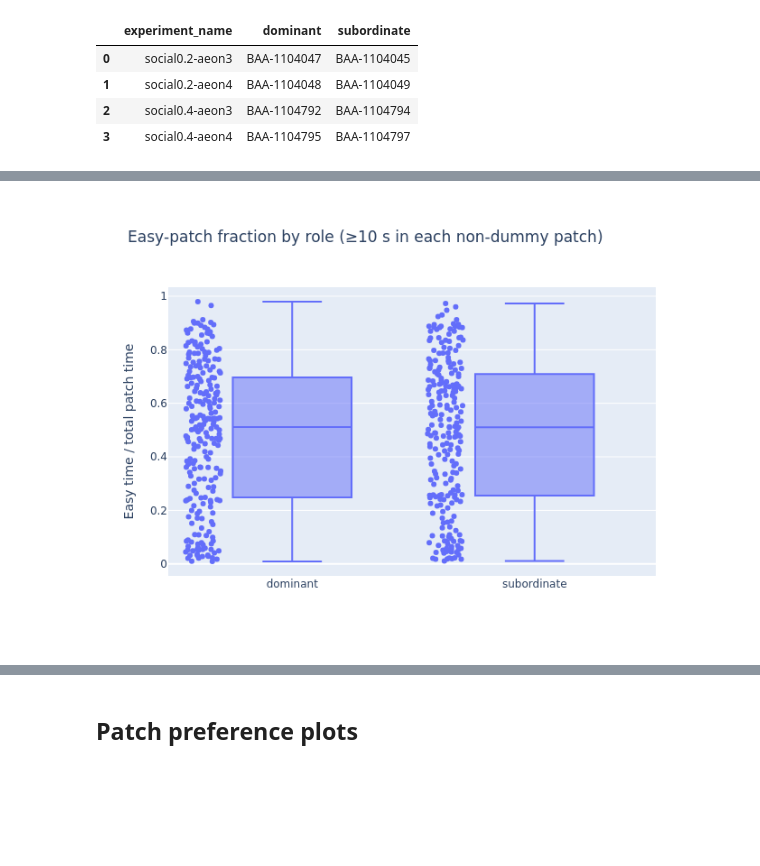
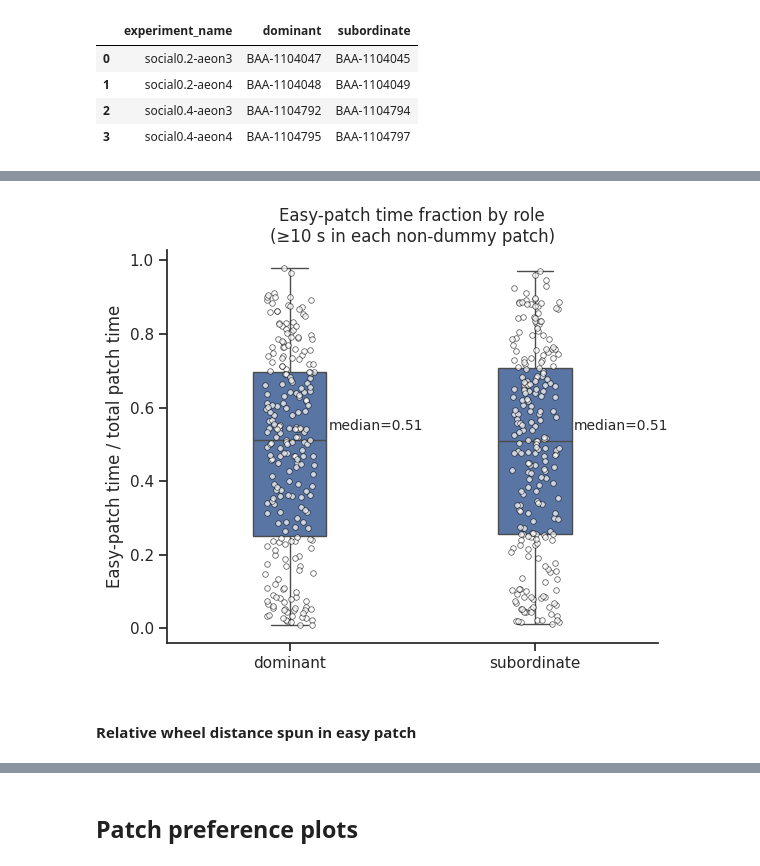
Before and after one commit to SainsburyWellcomeCentre/aeon_docs, a Jupyter notebook: src/user/how_to/social_analysis1_static.ipynb, the cells around one changed output, grey strips where cells are left out. Cells and saved outputs as stored; diff of their text form; code cells hidden in the pictures; blank space fills up the shorter version.

Commit message:
Dominance boxplots for easy-patch time and distance spun

```diff
--- a/src/user/how_to/social_analysis1_static.ipynb
+++ b/src/user/how_to/social_analysis1_static.ipynb
@@ -1444,41 +1462,73 @@ subordinate: 0.53
 # %%
 # Get per‐subject, per‐block time by difficulty
 time_df = (
     df.groupby(["experiment_name", "block_start", "subject_name", "patch_difficulty"])[
         "in_patch_time"
     ]
     .sum()
     .unstack("patch_difficulty", fill_value=0)
     # drop any block‐subject that didn’t spend ≥10 s in each of hard/medium/easy
     .loc[lambda d: (d[["hard", "medium", "easy"]] >= 10).all(axis=1)]
     .assign(
         total_time=lambda d: d.sum(axis=1),
         easy_ratio=lambda d: d["easy"] / d["total_time"],
     )
     .reset_index()
 )
-
 # Merge in dominant/subordinate and label role
 time_df = time_df.merge(dominance_df, on="experiment_name", how="left").assign(
     role=lambda d: np.where(
         d["subject_name"] == d["dominant"], "dominant", "subordinate"
     )
 )
-
 # Box‐plot of easy_ratio by role
-fig = px.box(
-    time_df,
+fig, ax = plt.subplots(figsize=(6, 5))
+# Draw boxplot with all points
+sns.boxplot(
+    data=time_df,
     x="role",
     y="easy_ratio",
-    points="all",
-    category_orders={"role": ["dominant", "subordinate"]},
-    title="Easy‐patch fraction by role (≥10 s in each non‐dummy patch)",
+    order=["dominant", "subordinate"],
+    ax=ax,
+    width=0.3,
 )
-fig.update_yaxes(title="Easy time / total patch time")
-fig.update_xaxes(title="")
-fig.show()
+sns.stripplot(
+    data=time_df,
+    x="role",
+    y="easy_ratio",
+    order=["dominant", "subordinate"],
+    size=4,
+    ax=ax,
+    marker="o",
+    edgecolor="black",
+    linewidth=0.5,
+    facecolor="white",
+    alpha=0.7,
+)
+sns.despine(ax=ax)
+# Axis labels and title
+ax.set_title("Easy-patch time fraction by role\n(≥10 s in each non-dummy patch)")
+ax.set_ylabel("Easy-patch time / total patch time")
+ax.set_xlabel("")
+# Calculate medians
+medians = time_df.groupby("role")["easy_ratio"].median()
+# Add annotations
+for i, role in enumerate(["dominant", "subordinate"]):
+    median_val = medians[role]
+    ax.text(
+        i + 0.35,
+        median_val + 0.02,
+        f"median={median_val:.2f}",
+        ha="center",
+        va="bottom",
+        fontsize=10,
+    )
+plt.tight_layout()
+plt.show()
 # %% [output]
-[figure, old version]
+[figure, new version]
+# %% [markdown]
+#### Relative wheel distance spun in easy patch
 # %%
 # Compute true traveled distance for each patch‐visit, thresholding <1→0
 df2 = (
```
Also changed, not shown: parts of 8 cells of this notebook.
